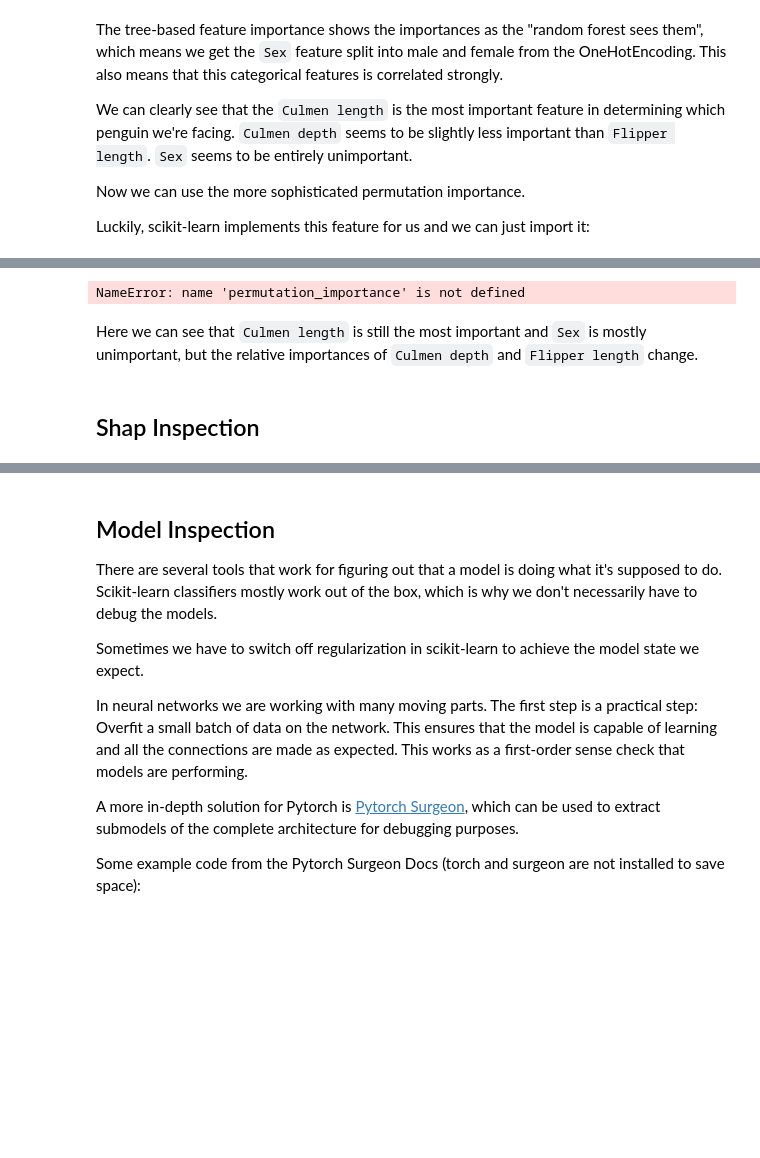
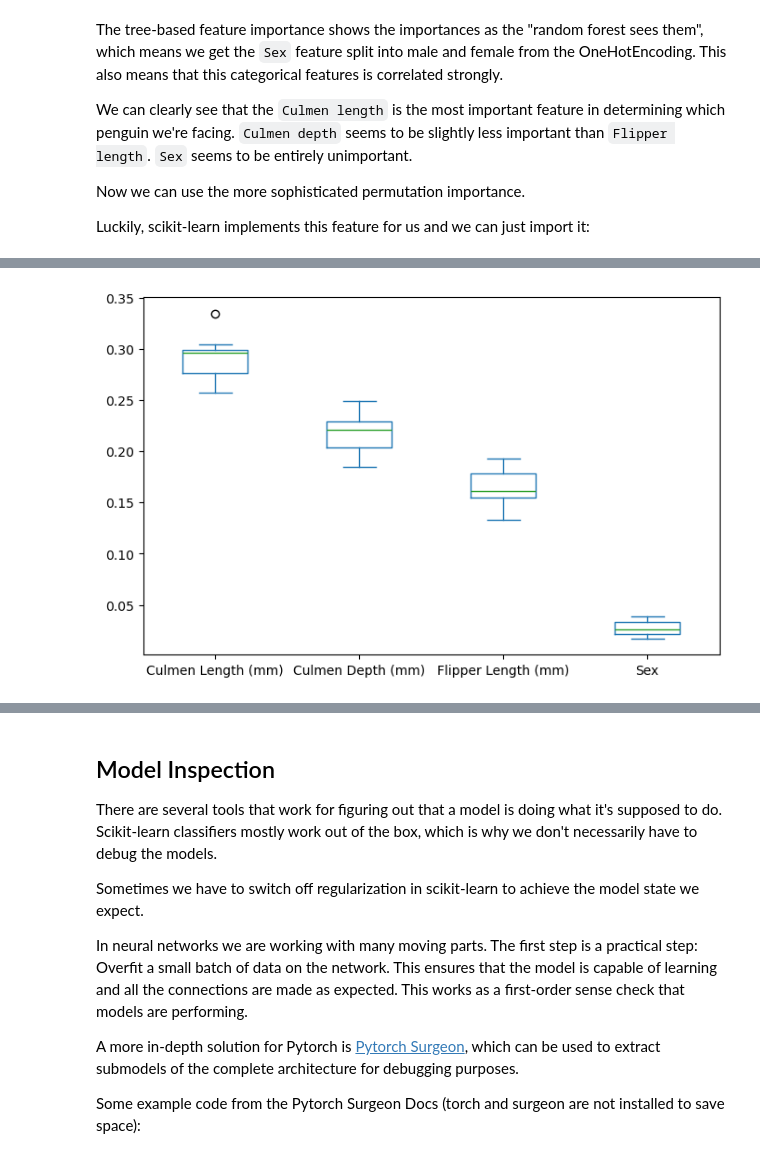
Before and after one commit to JesperDramsch/ml.recipes, a Jupyter notebook: book/notebooks/5-interpretability.ipynb, the cells around one changed output, grey strips where cells are left out. Saved outputs shown, nothing was run; the diff lists cells and outputs as text; code cells hidden in the pictures; blank space fills up the shorter version.

```diff
--- a/book/notebooks/5-interpretability.ipynb
+++ b/book/notebooks/5-interpretability.ipynb
@@ -179,12 +192,9 @@ The really neat feature is however, that we can apply this to the SVM model, whi
 # %%
 result = permutation_importance(
     model, X_train, y_train, n_repeats=10, random_state=42
 )
 
-fi_svm_train = pd.Series(result.importances_mean, index=features)
-fi_svm_train.plot.bar()
+pd.DataFrame(result.importances.T, columns=features).plot.box(figsize=(8, 5))
 plt.show()
 # %% [output]
-NameError: name 'permutation_importance' is not defined
+[figure, added]
-# %% [markdown]
-Here we can see that `Culmen length` is still the most important and `Sex` is mostly unimportant, but the relative importances of `Culmen depth` and `Flipper length` change.
@@ -198,2 +200,0 @@ pd.DataFrame({"RF Train": fi_rf_train, "SVM Train": fi_svm_train, "RF Test": fi_
-# %% [markdown]
-## Shap Inspection
```
Also changed, not shown: parts of 24 cells of this notebook, 6 other files.
